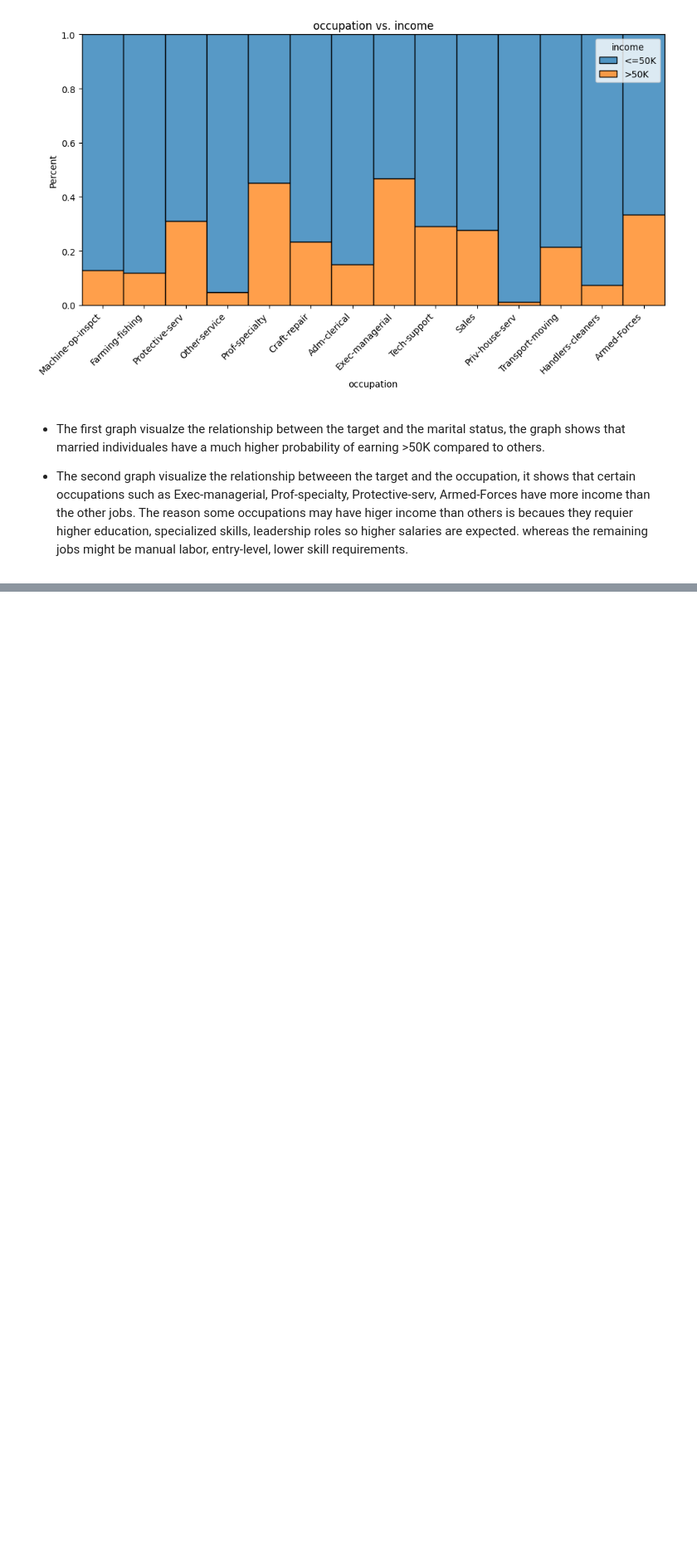
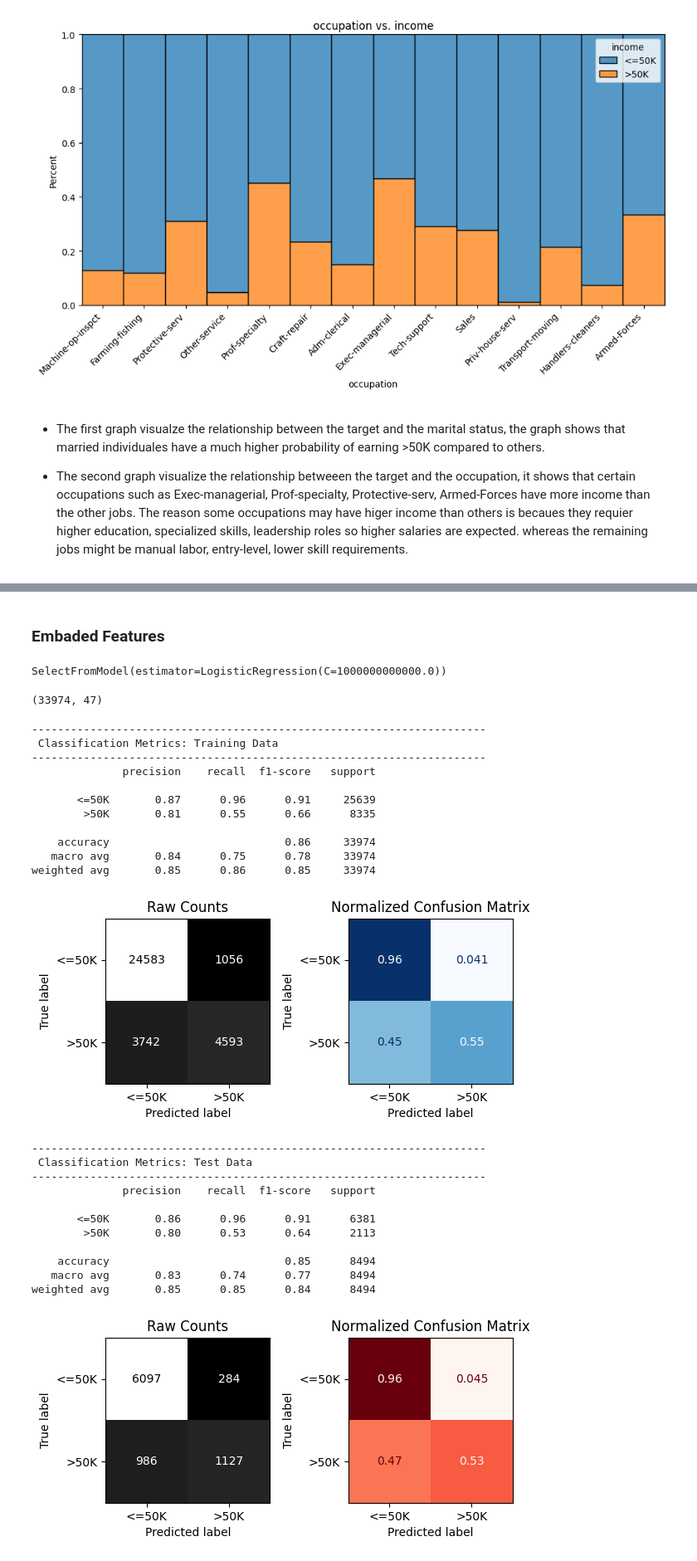
Before and after one commit to Hibashanti/Adult-Income-Dataset, a Jupyter notebook: ِAdult_Income_Dataset.ipynb, the cells around one changed output, grey strips where cells are left out. Shown at 83% size. Drawn from its saved outputs; the diff is of its cells as text; code cells hidden in the pictures; blank space fills up the shorter version.

```diff
--- a/ِAdult_Income_Dataset.ipynb
+++ b/ِAdult_Income_Dataset.ipynb
@@ -466,0 +584,54 @@ plt.show()
+# %% [markdown]
+### Embaded Features
+# %%
+# Instantiate a lostistic regression model
+log_reg = LogisticRegression(C=1e12)
+# Define the selector object using the model. Use default threshold (mean)
+selector = SelectFromModel(log_reg)
+# Fit the selector on the training data
+selector.fit(X_train_fe,y_train)
+selector
+# %% [output]
+SelectFromModel(estimator=LogisticRegression(C=1000000000000.0))
+# %%
+# .get_support returns an array of T/F whether it is above threshold
+above_threshold = selector.get_support()
+# Only include the features that are above the threshold in X train and X test
+# Use NumPy indexing [:, mask] instead of .loc since these are arrays
+X_train_sel = X_train_fe[:, above_threshold]
+X_test_sel = X_test_fe[:, above_threshold]
+X_train_sel.shape
+# %% [output]
+(33974, 47)
+# %%
+# Instantiate default random forest
+rf_clf = RandomForestClassifier(random_state=42)
+# Fit on selected featuers
+rf_clf.fit(X_train_sel, y_train)
+# Evaluate with custom function
+evaluate_classification(rf_clf, X_train_sel, y_train, X_test_sel, y_test)
+# %% [output]
+----------------------------------------------------------------------
+ Classification Metrics: Training Data
+----------------------------------------------------------------------
+              precision    recall  f1-score   support
+
+       <=50K       0.87      0.96      0.91     25639
+        >50K       0.81      0.55      0.66      8335
+
+    accuracy                           0.86     33974
+   macro avg       0.84      0.75      0.78     33974
+weighted avg       0.85      0.86      0.85     33974
+[figure, added]
+----------------------------------------------------------------------
+ Classification Metrics: Test Data
+----------------------------------------------------------------------
+              precision    recall  f1-score   support
+
+       <=50K       0.86      0.96      0.91      6381
+        >50K       0.80      0.53      0.64      2113
+
+    accuracy                           0.85      8494
+   macro avg       0.83      0.74      0.77      8494
+weighted avg       0.85      0.85      0.84      8494
+[figure, added]
```
Also changed, not shown: parts of 12 cells of this notebook.
